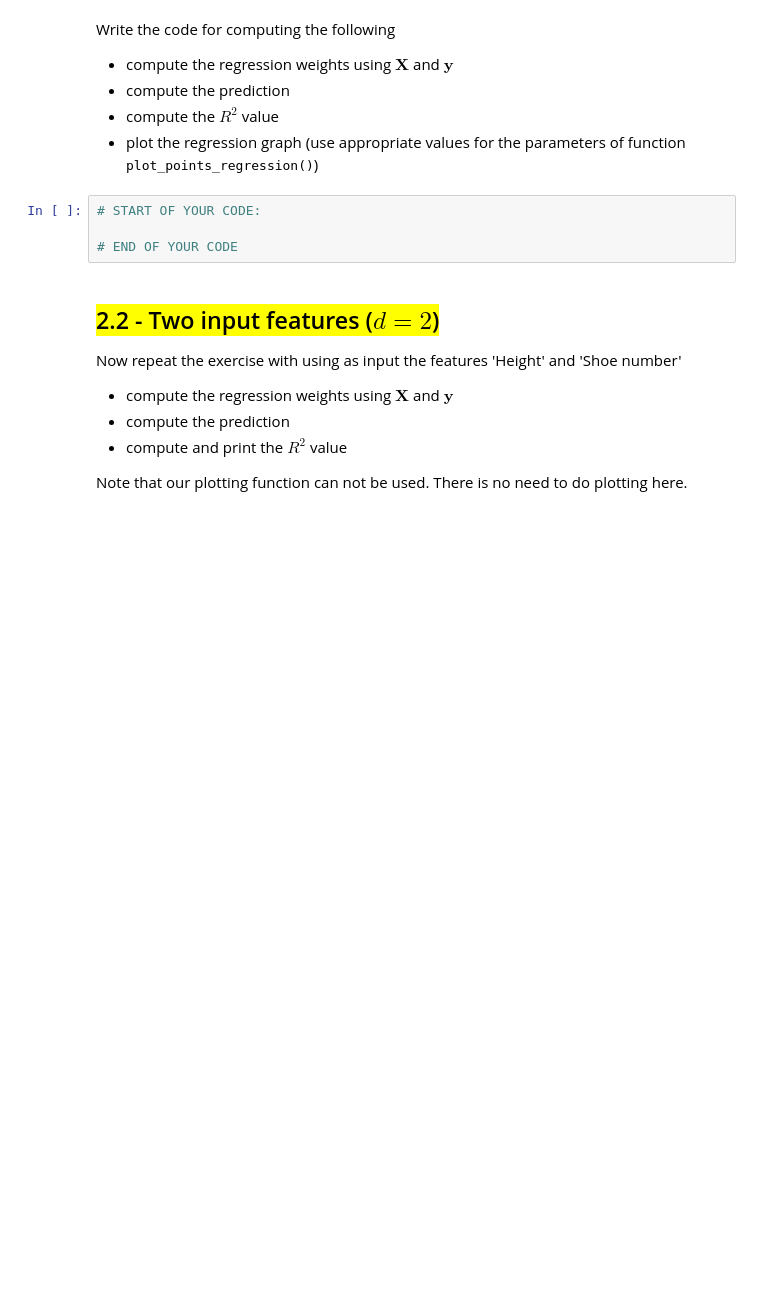
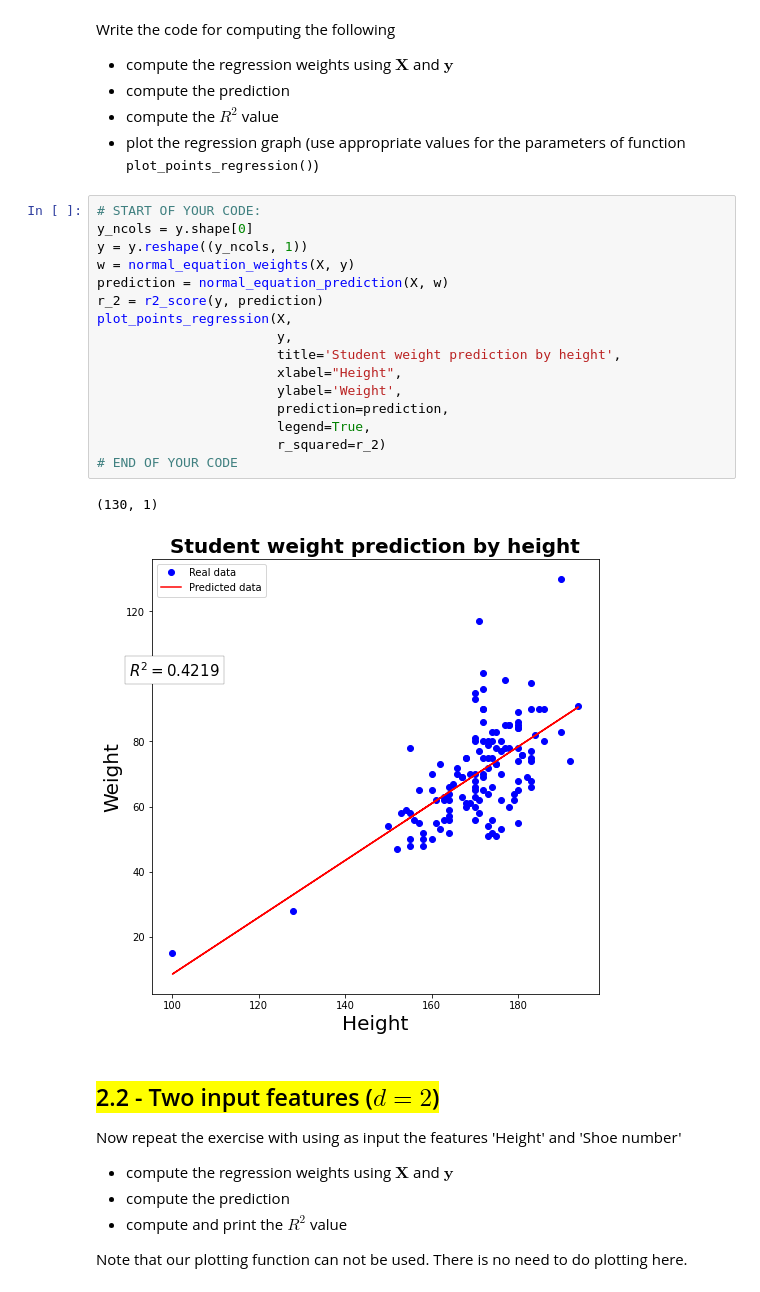
Before and after one commit to caiotda/MAC0460, a Jupyter notebook: EPs/EP2/ep02_linreg_analytic.ipynb, the cells around one changed output. Cells and saved outputs as stored; diff of their text form; blank space fills up the shorter version.

```diff
--- a/EPs/EP2/ep02_linreg_analytic.ipynb
+++ b/EPs/EP2/ep02_linreg_analytic.ipynb
@@ -394,10 +427,25 @@ Write the code for computing the following
 - compute the prediction
 - compute the $R^2$ value
 - plot the regression graph (use appropriate values for the parameters of function <tt>plot_points_regression()</tt>)
-# %%
-# START OF YOUR CODE:
-
-# END OF YOUR CODE
+# %%
+# START OF YOUR CODE:
+y_ncols = y.shape[0]
+y = y.reshape((y_ncols, 1))
+w = normal_equation_weights(X, y)
+prediction = normal_equation_prediction(X, w)
+r_2 = r2_score(y, prediction)
+plot_points_regression(X,
+                       y,
+                       title='Student weight prediction by height',
+                       xlabel="Height",
+                       ylabel='Weight',
+                       prediction=prediction,
+                       legend=True,
+                       r_squared=r_2)
+# END OF YOUR CODE
+# %% [output]
+(130, 1)
+[figure, added]
 # %% [markdown]
 ## <mark>2.2 - Two input features ($d=2$)</mark>
 
```
Also changed, not shown: parts of 16 cells of this notebook, 1 other file.
